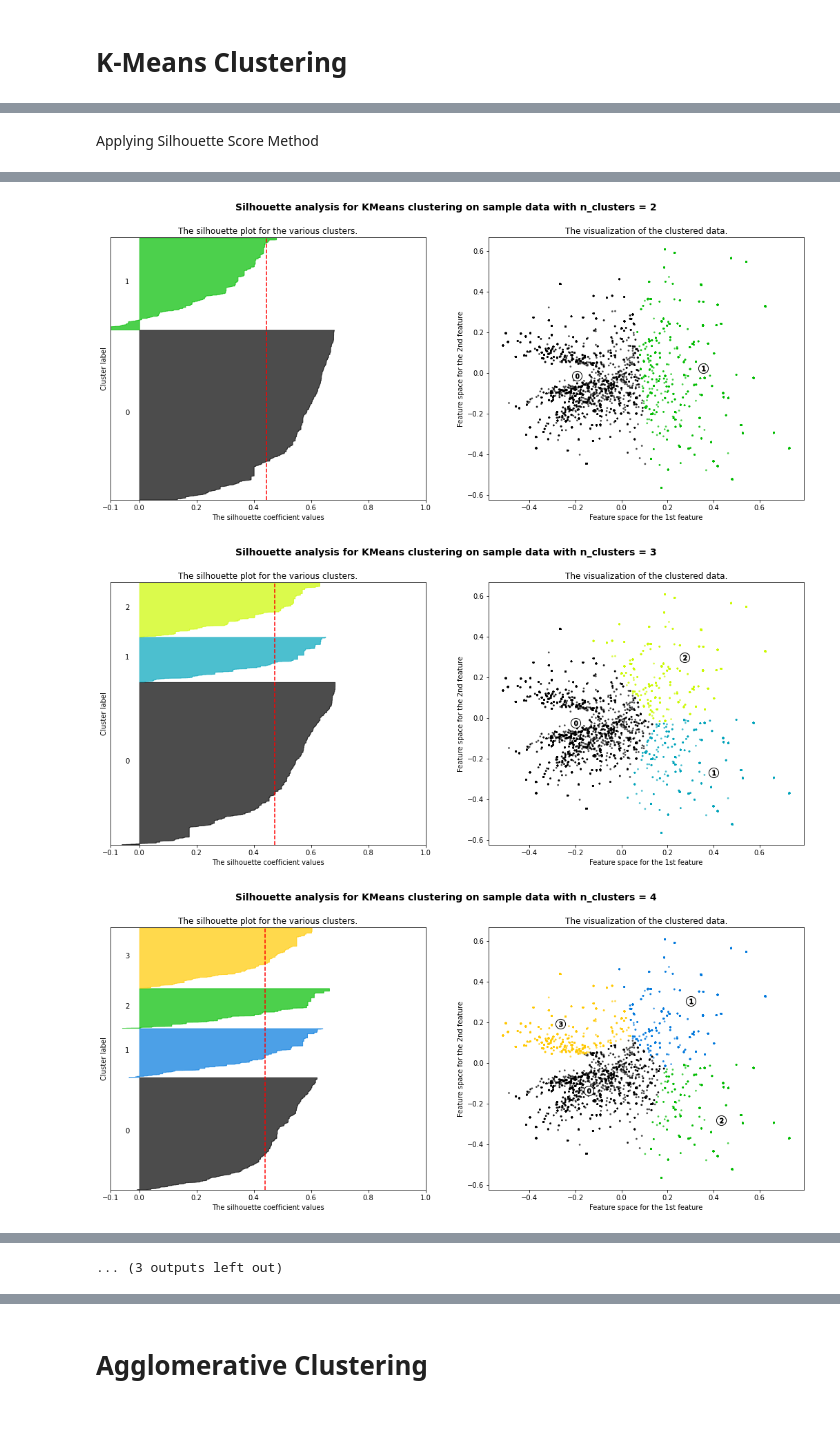
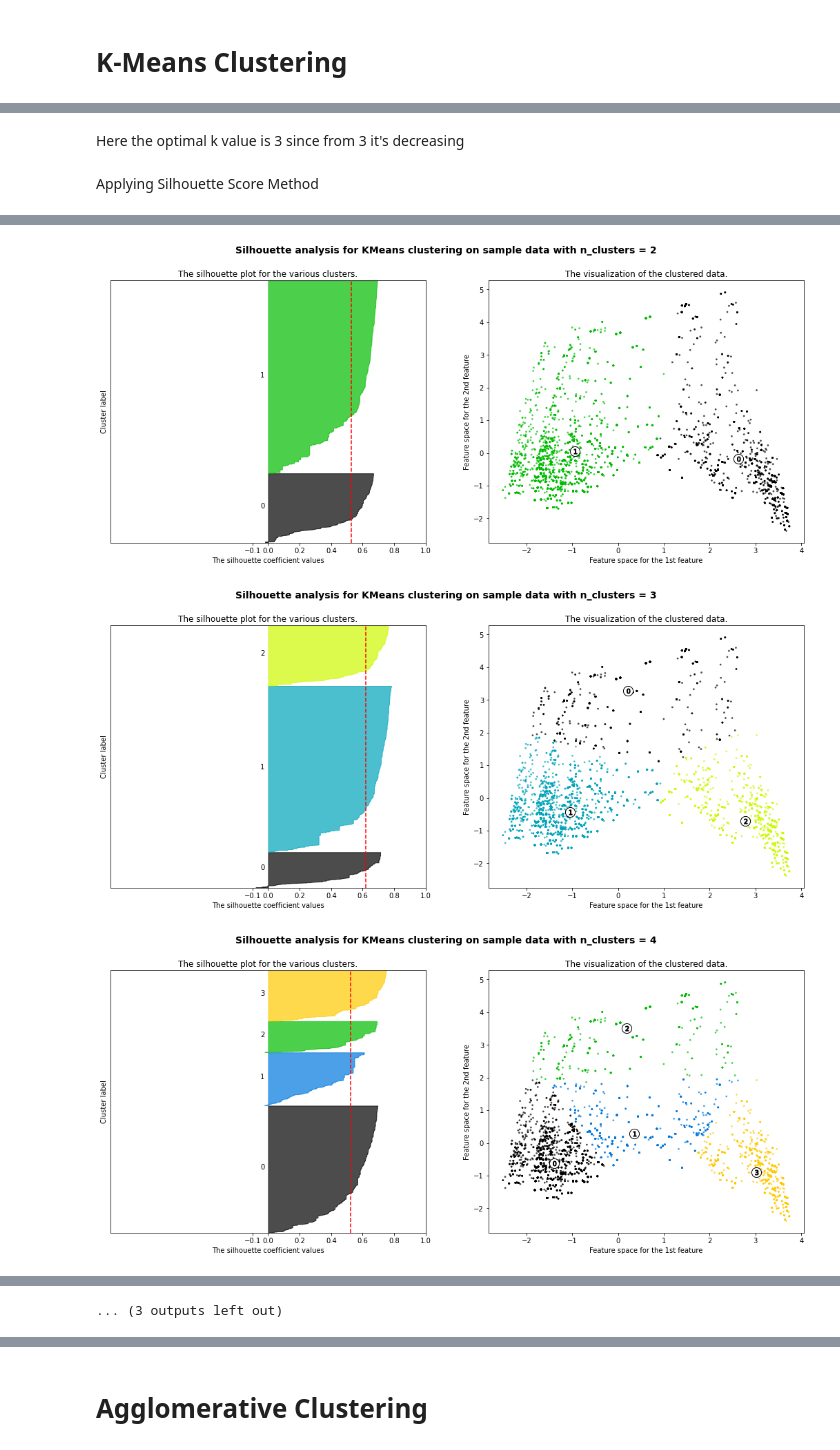
Before and after one commit to kiran2424/Netflix-Movies-and-TV-Shows-Clustering, a Jupyter notebook: NETFLIX_MOVIES_AND_TV_SHOWS_CLUSTERING.ipynb, the cells around one changed output, grey strips where cells are left out. Drawn from its saved outputs; the diff is of its cells as text; code cells hidden in the pictures; blank space fills up the shorter version.

```diff
--- a/NETFLIX_MOVIES_AND_TV_SHOWS_CLUSTERING.ipynb
+++ b/NETFLIX_MOVIES_AND_TV_SHOWS_CLUSTERING.ipynb
@@ -488,8 +505,8 @@ data_normalized = normalize(X_scaled)
 from sklearn.decomposition import PCA
 # %%
 pca = PCA(n_components=2)
-pca.fit(data_normalized)
-data_transformed = pca.transform(data_normalized)
+pca.fit(X_scaled)
+data_transformed = pca.transform(X_scaled)
 # %%
 data_transformed
 # %% [output]
@@ -551,3 +570,5 @@ plt.show()
+# %% [markdown]
+Here the optimal k value is 3 since from 3 it's decreasing
 # %% [markdown]
 Applying Silhouette Score Method
 # %%
@@ -562,9 +583,8 @@ for n_clusters in range_n_clusters:
     fig.set_size_inches(18, 7)
 
     # The 1st subplot is the silhouette plot
-    # The silhouette coefficient can range from -1, 1 but in this example all
-    # lie within [-0.1, 1]
-    ax1.set_xlim([-0.1, 1])
+    # The silhouette coefficient can range from -1, 1
+    ax1.set_xlim([-1, 1])
     # The (n_clusters+1)*10 is for inserting blank space between silhouette
     # plots of individual clusters, to demarcate them clearly.
     ax1.set_ylim([0, len(data_transformed) + (n_clusters + 1) * 10])
@@ -658,3 +678,3 @@ For n_clusters = 15 The average silhouette_score is : 0.43974312651882586
-[figure, old version]
+[figure, new version]
-[figure, old version]
+[figure, new version]
-[figure, old version]
+[figure, new version]
```
Also changed, not shown: parts of 30 cells of this notebook.
